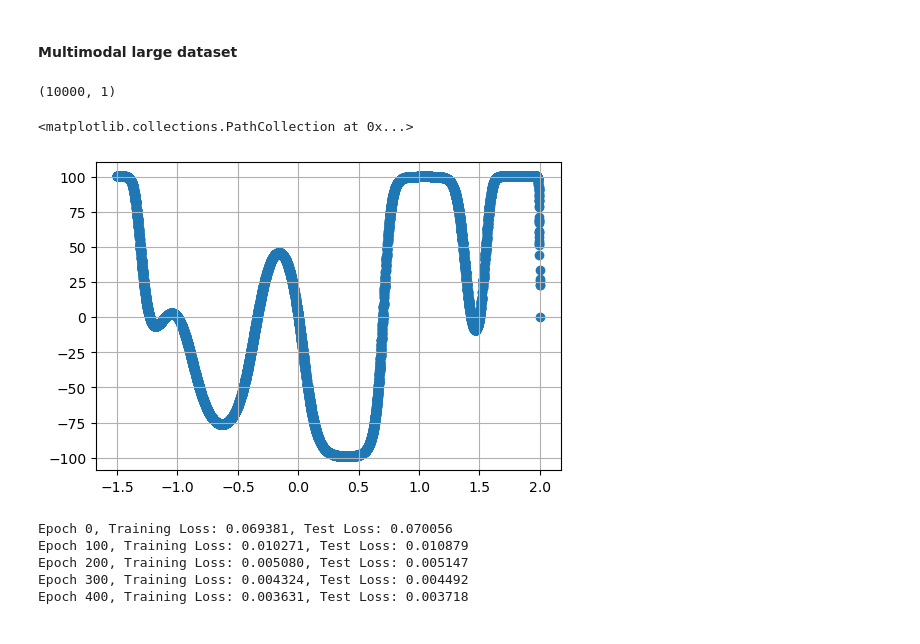
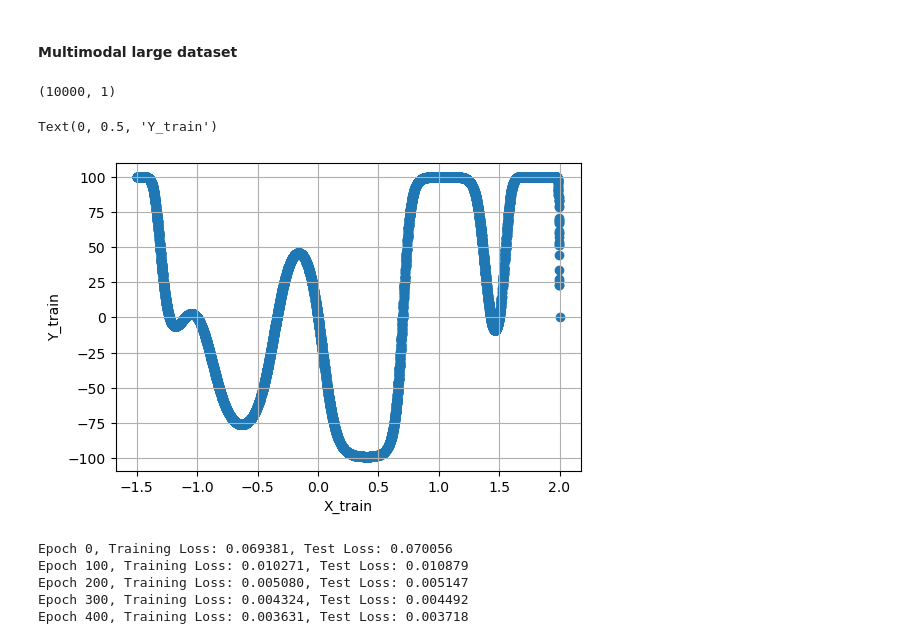
Before and after one commit to sienkozuzanna/miowad, a Jupyter notebook: NeuralNetworks/nn2.ipynb, the cells around one changed output. Cells and saved outputs as stored; diff of their text form; code cells hidden in the pictures.

```diff
--- a/NeuralNetworks/nn2.ipynb
+++ b/NeuralNetworks/nn2.ipynb
@@ -152,20 +152,22 @@ plot_fitted_vs_actual(X_test_steps_small, Y_test_steps_small, Y_pred, "test")
 # %% [markdown]
 #### Multimodal large dataset
 # %%
-multimodal_large_training_path='data/mio/mio1/regression/multimodal-large-training.csv'
-multimodal_large_test_path='data/mio/mio1/regression/multimodal-large-test.csv'
+multimodal_large_training_path='data/multimodal-large-training.csv'
+multimodal_large_test_path='data/multimodal-large-test.csv'
 
 X_train_multimodal_large, Y_train_multimodal_large, X_test_multimodal_large, Y_test_multimodal_large=load_data(multimodal_large_training_path, multimodal_large_test_path, index_col=None)
 
 print(X_train_multimodal_large.shape)
 
 plt.figure(figsize=(6, 4))
 plt.grid(True)
 plt.scatter(X_train_multimodal_large, Y_train_multimodal_large)
+plt.xlabel('X_train')
+plt.ylabel('Y_train')
 # %% [output]
 (10000, 1)
-<matplotlib.collections.PathCollection at 0x...>
+Text(0, 0.5, 'Y_train')
-[figure, old version]
+[figure, new version]
 # %%
 normalizer_multimodal_large = Normalizer()
 X_train_multimodal_large_normalized, Y_train_multimodal_large_normalized = normalizer_multimodal_large.fit_transform(X_train_multimodal_large, Y_train_multimodal_large)
```
Also changed, not shown: parts of 13 cells of this notebook.
